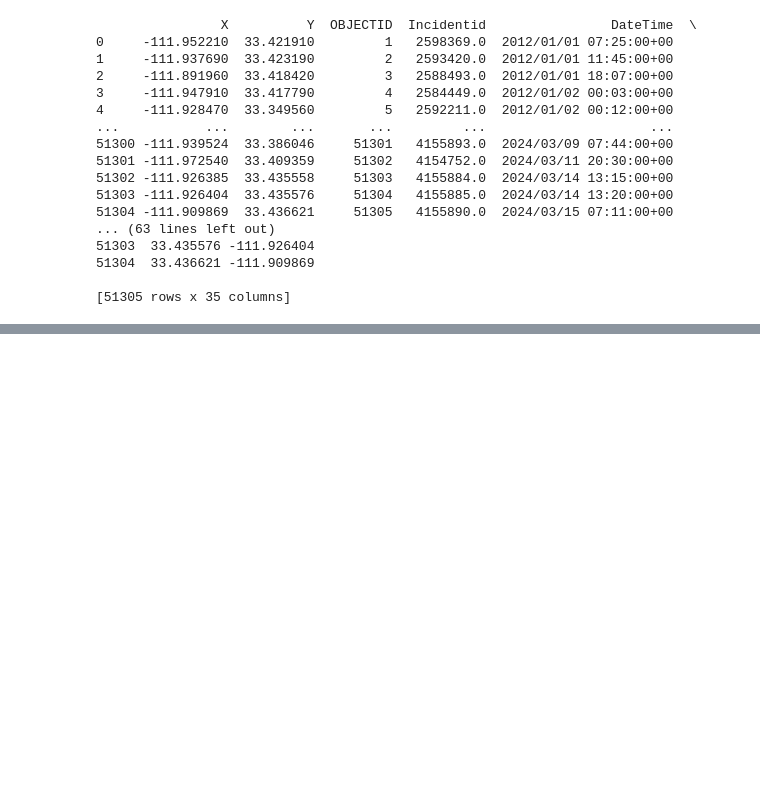
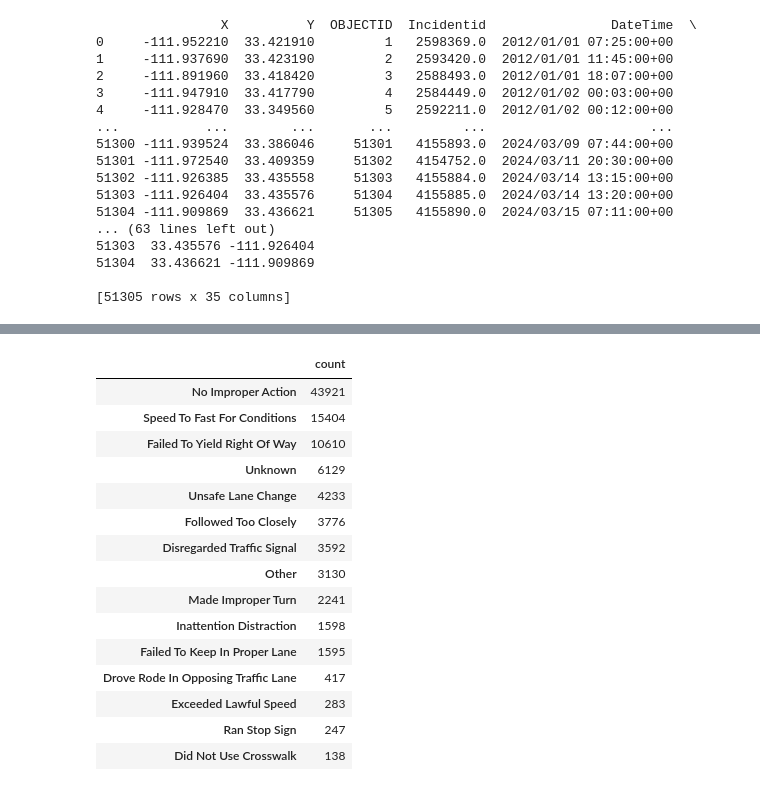
Before and after one commit to joshuadollison/CIS591, a Jupyter notebook: Team/Assignment1_EDA.ipynb, the cells around one changed output, grey strips where cells are left out. Saved outputs shown, nothing was run; the diff lists cells and outputs as text; code cells hidden in the pictures; blank space fills up the shorter version.

```diff
--- a/Team/Assignment1_EDA.ipynb
+++ b/Team/Assignment1_EDA.ipynb
@@ -43,0 +231,28 @@ dtype: object
+# %%
+# Focus on violations for both drivers
+violations = pd.concat([
+    df['Violation1_Drv1'].dropna(),
+    df['Violation1_Drv2'].dropna()
+])
+
+# Count most common violations
+violation_counts = violations.value_counts().head(15)
+
+pd.DataFrame(violation_counts)
+# %% [output]
+|  | count |
+| No Improper Action | 43921 |
+| Speed To Fast For Conditions | 15404 |
+| Failed To Yield Right Of Way | 10610 |
+| Unknown | 6129 |
+| Unsafe Lane Change | 4233 |
+| Followed Too Closely | 3776 |
+| Disregarded Traffic Signal | 3592 |
+| Other | 3130 |
+| Made Improper Turn | 2241 |
+| Inattention Distraction | 1598 |
+| Failed To Keep In Proper Lane | 1595 |
+| Drove Rode In Opposing Traffic Lane | 417 |
+| Exceeded Lawful Speed | 283 |
+| Ran Stop Sign | 247 |
+| Did Not Use Crosswalk | 138 |
```
Also changed, not shown: parts of 7 cells of this notebook, 4 other files.
